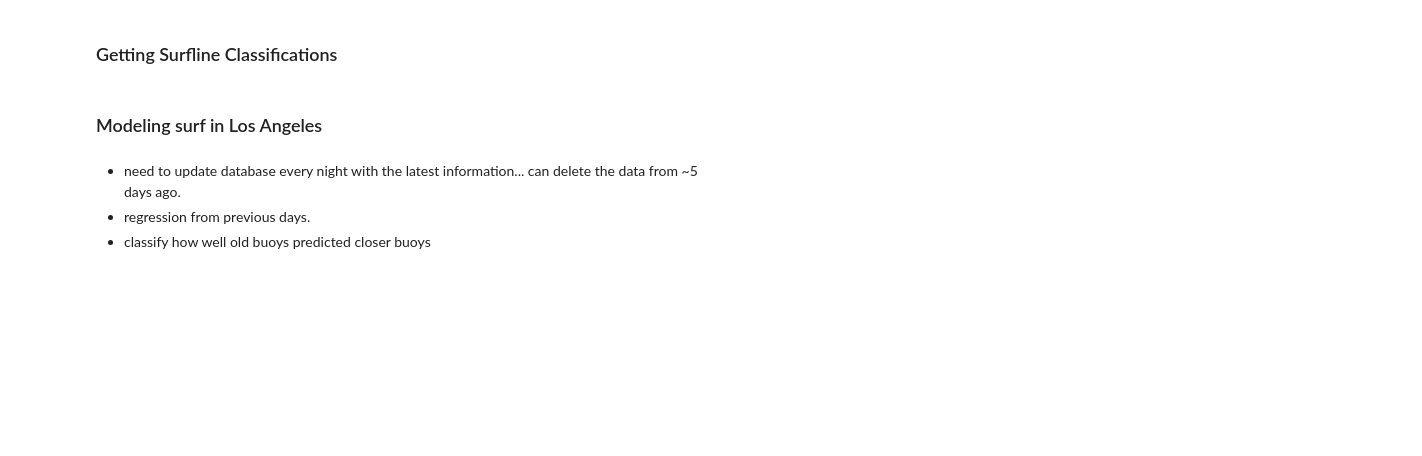
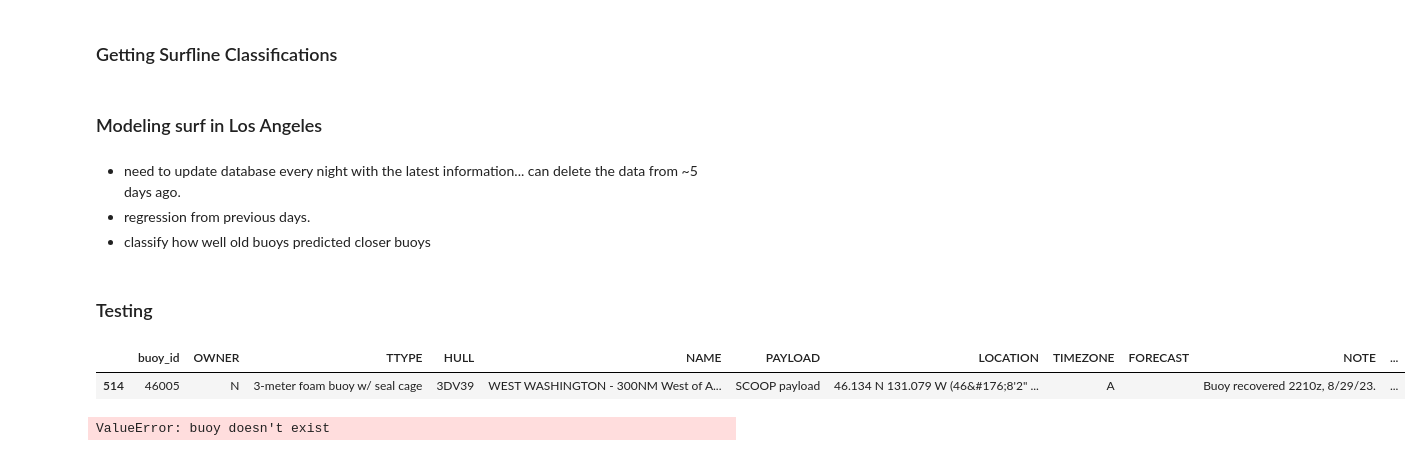
Before and after one commit to evancoons22/nbdc-buoydata, a Jupyter notebook: nbdcrequest.ipynb, the cells around one changed output. Drawn from its saved outputs; the diff is of its cells as text; code cells hidden in the pictures; blank space fills up the shorter version.

```diff
--- a/nbdcrequest.ipynb
+++ b/nbdcrequest.ipynb
@@ -114,3 +115,28 @@ import update
 - need to update database every night with the latest information... can delete the data from ~5 days ago.
 - regression from previous days.
 - classify how well old buoys predicted closer buoys
+# %% [markdown]
+### Testing
+# %%
+df_buoys[df_buoys['buoy_id'] == '46005']
+# %% [output]
+|  | buoy_id | OWNER | TTYPE | HULL | NAME | PAYLOAD | LOCATION | TIMEZONE | FORECAST | NOTE | ... |
+| 514 | 46005 | N | 3-meter foam buoy w/ seal cage | 3DV39 | WEST WASHINGTON - 300NM West of A... | SCOOP payload | 46.134 N 131.079 W (46&#176;8'2" ... | A |  | Buoy recovered 2210z, 8/29/23. | ... |
+# %%
+conn = sqlite3.connect('db.db')
+df_buoys = functions.getRelevantBuoys()
+df_buoys = df_buoys.rename(columns = {"# STATION_ID": "buoy_id"})
+
+unique_buoy_ids = pd.read_sql_query("SELECT DISTINCT buoy_id FROM main", conn)
+
+n = 0
+
+# get new data for each buoy
+for buoy_id in unique_buoy_ids['buoy_id']:
+    df_main = functions.builddata(df_buoys[df_buoys['buoy_id'] == buoy_id])
+    existing_dates = pd.read_sql_query(f"SELECT datetime FROM main WHERE buoy_id = '{buoy_id}'", conn)
+    df_main = df_main[~df_main['datetime'].isin(existing_dates['datetime'])]
+    df_main.to_sql('main', conn, if_exists='append', index=False)
+    n += len(df_main)
+# %% [output]
+ValueError: buoy doesn't exist
```
Also changed, not shown: parts of 1 cell of this notebook, 12 other files.
